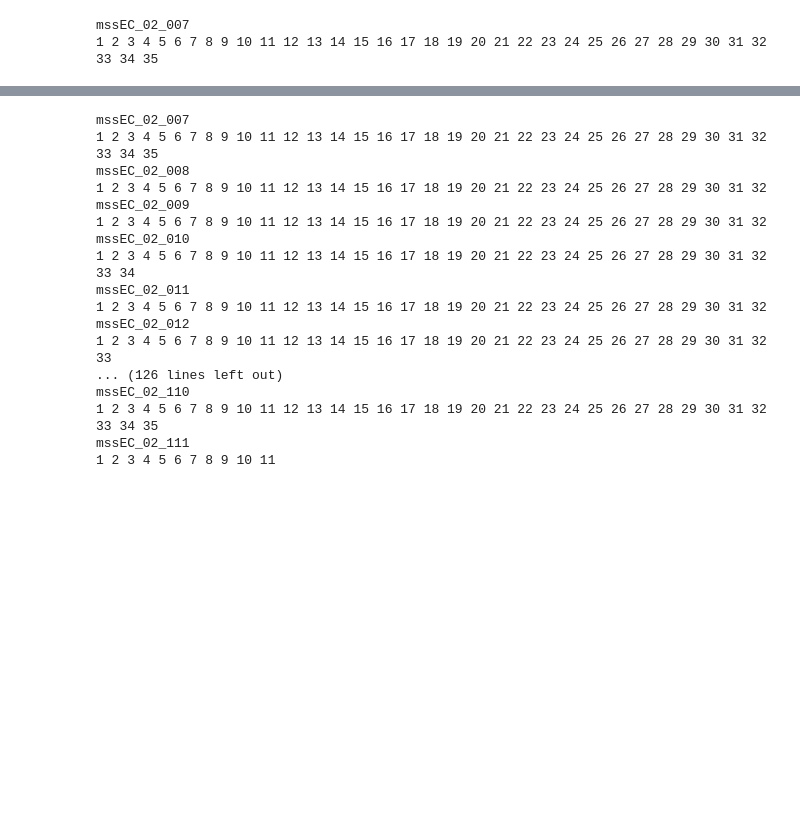
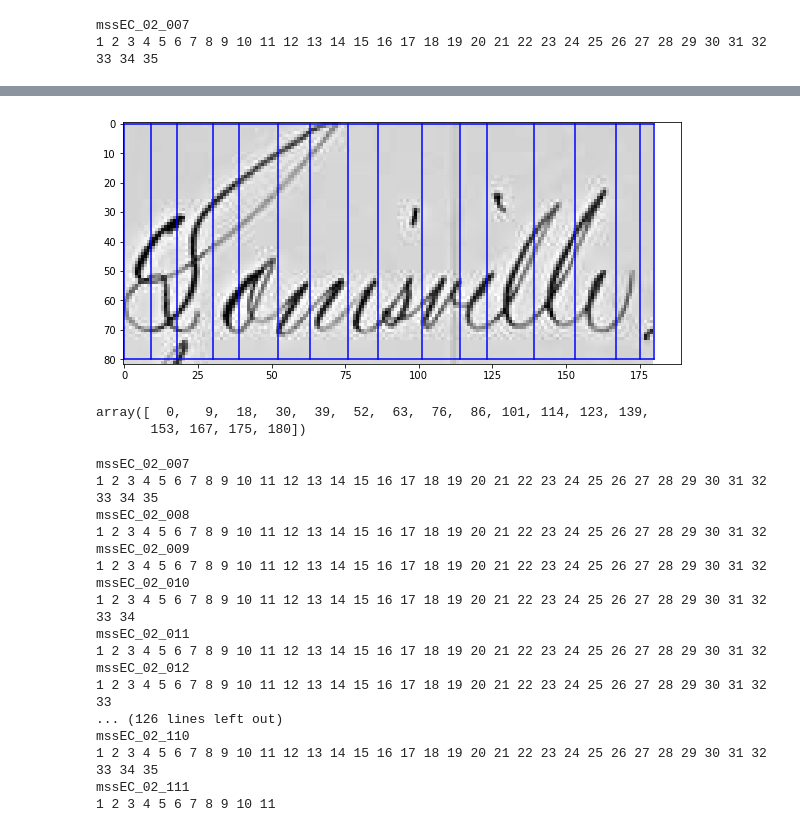
Before and after one commit to danhan52/text_segmentation, a Jupyter notebook: DCW_character_segmentation.ipynb, the cells around one changed output, grey strips where cells are left out. Saved outputs shown, nothing was run; the diff lists cells and outputs as text; code cells hidden in the pictures; blank space fills up the shorter version.

```diff
--- a/DCW_character_segmentation.ipynb
+++ b/DCW_character_segmentation.ipynb
@@ -153,3 +223,11 @@ for i in range(1, len(lb)):
+# %%
+cb = projBreaks(chunkSm, 'x')
+plotBoxes(chunk, lb = [0, 80], wb = [cb], cmap = 'gray')
+cb
+# %% [output]
+[figure, added]
+array([  0,   9,  18,  30,  39,  52,  63,  76,  86, 101, 114, 123, 139,
+       153, 167, 175, 180])
 # %%
 #         save object
 # with open(savefile, "wb") as f:
```
Also changed, not shown: parts of 6 cells of this notebook.
